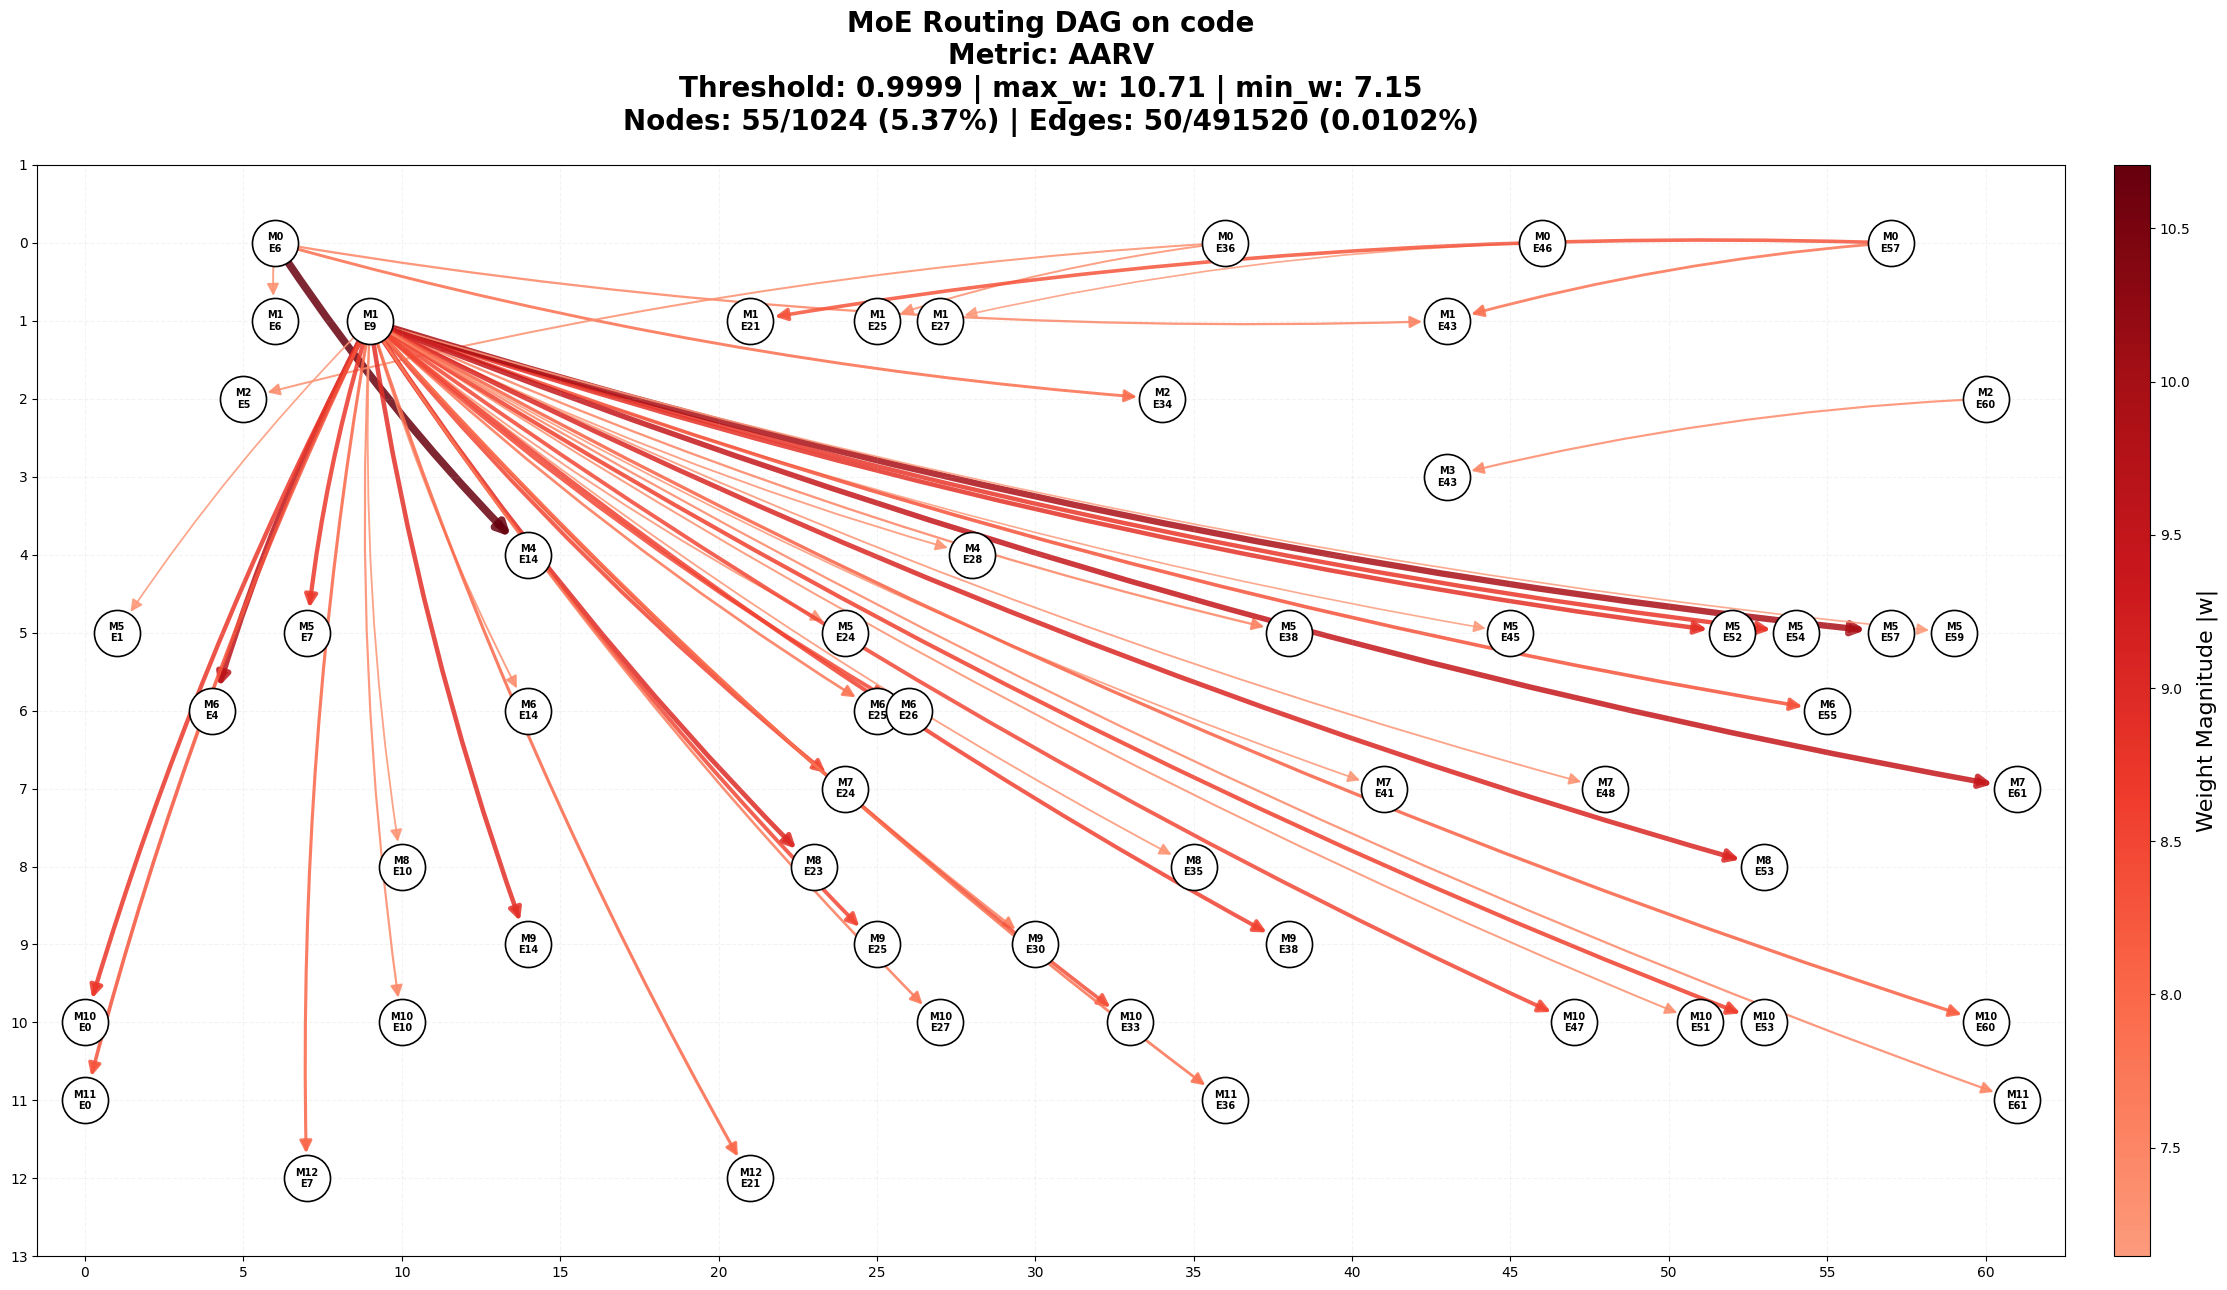
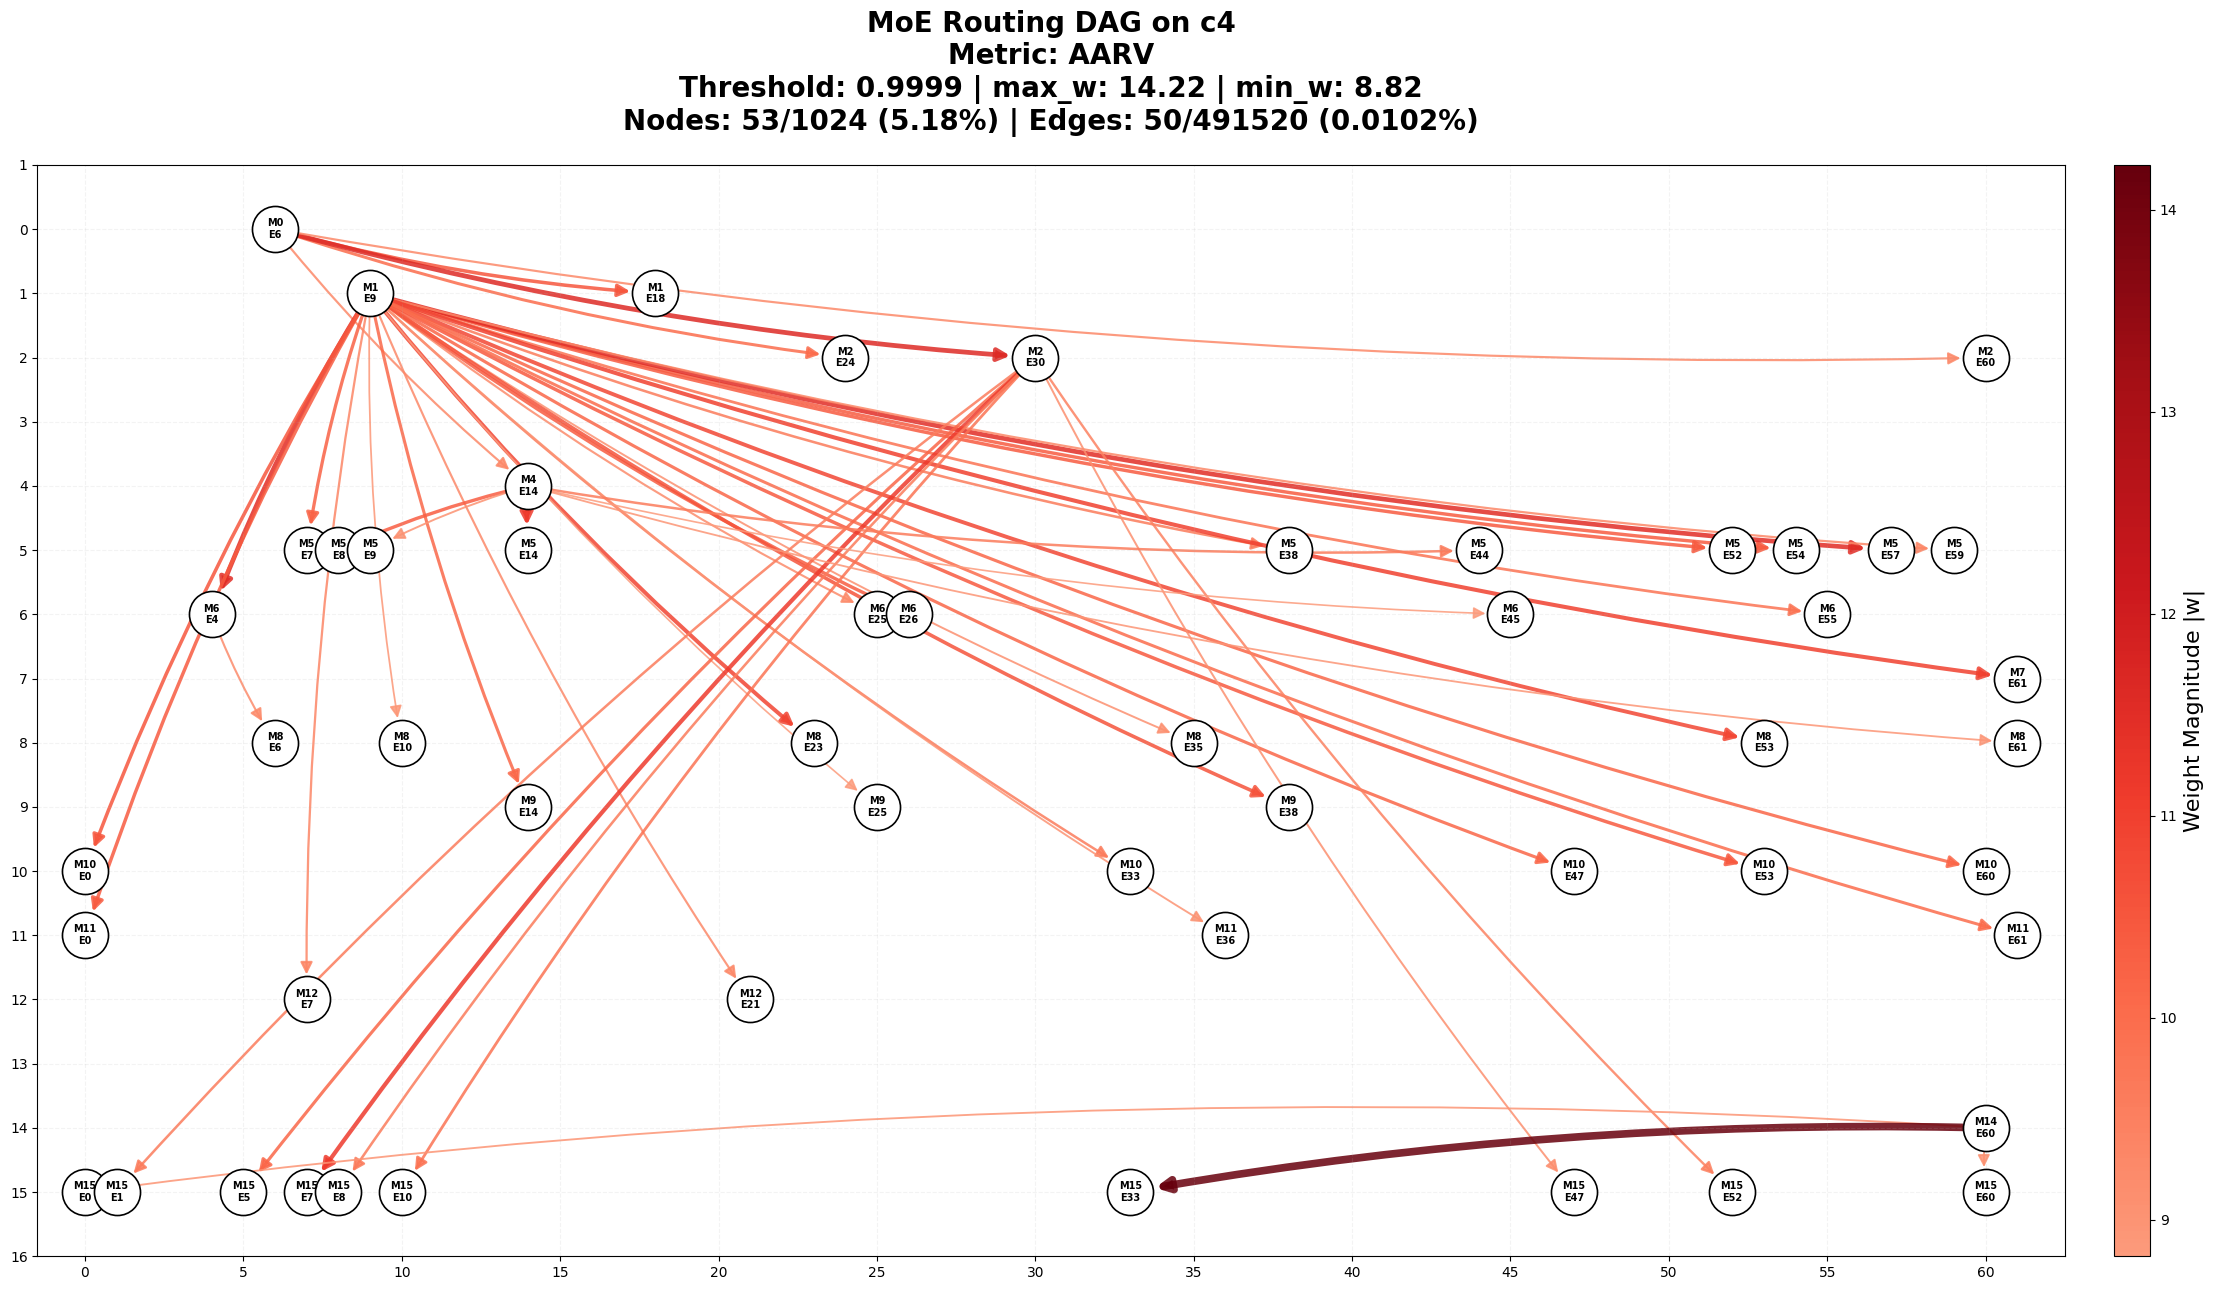
The change to this notebook cell's code, shown as a diff; its figure went from the first image to the second:
--- before
+++ after
@@ -1,4 +1,5 @@
 target = "AARV" # 'APS', 'ANS', 'AVG', 'VAR', 'AARV'
-dataset = "code" # "c4", "math", "code"
+dataset = "c4" # "c4", "math", "code"
+n_prompts = 10_000
 art_dir = os.path.join(config["result_path"], "circuits")
 path = os.path.join(art_dir, f"dag_{dataset}.pt")
@@ -10,4 +11,5 @@
 i = 0
 num_thresholds = len(threshold_map)
+"""
 x, y = [], []
 for q, t in threshold_map.items():
@@ -20,10 +22,13 @@
     if i == num_thresholds: 
         show_enhanced_layered_graph(g, q, target, dataset)
-        
+"""
+g = tresholding_routing_graph(dag, target, threshold_map[quantiles[-1]])
+show_enhanced_layered_graph(g, quantiles[-1], target, dataset, n_prompts) 
     
-
+"""
 plt.plot(x, y, marker='o', linestyle='-', color='b')
 plt.xlabel("Threshold")
 plt.ylabel("Max Path Length")
 plt.grid(True)
-plt.show() 
+plt.show()
+""" 

Commit: bug fix